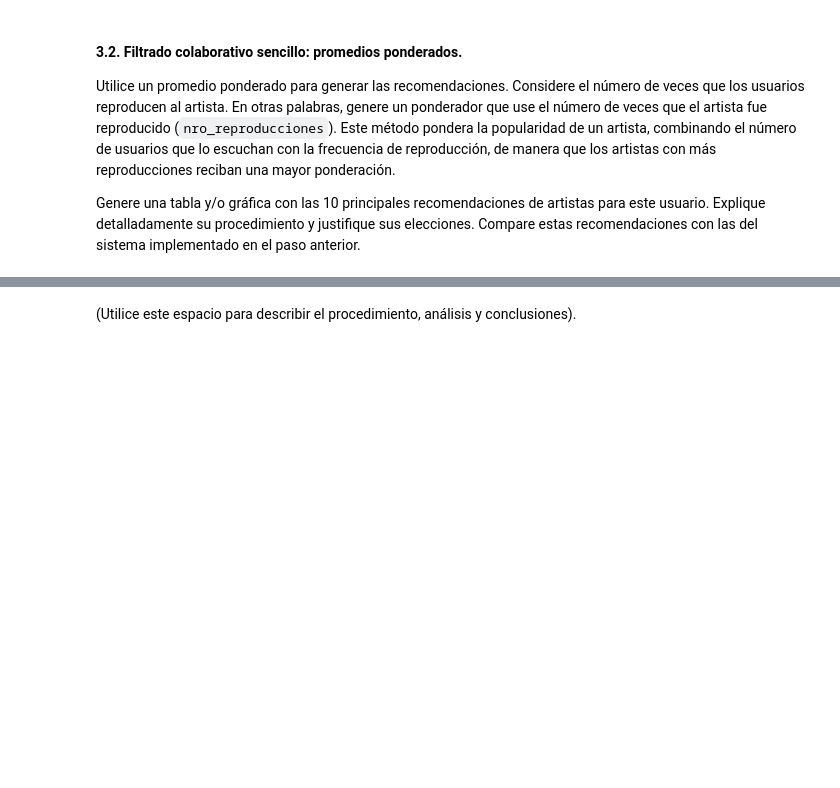
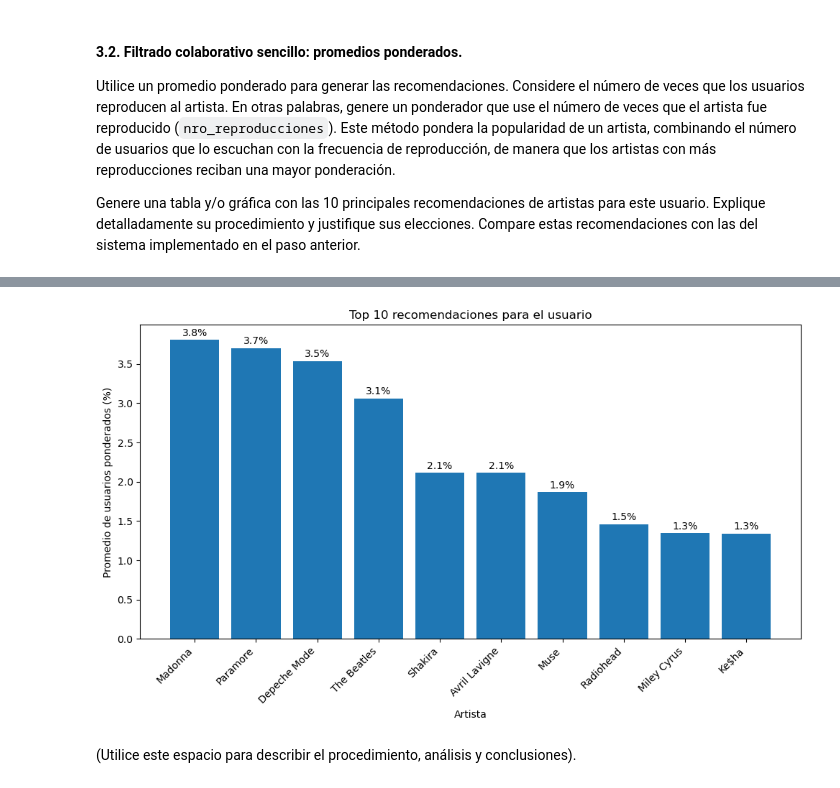
Before and after one commit to DanielEMontero/MIAD_ANS_202514, a Jupyter notebook: Semana 5/DM_S5_LC_Taller_Colab.ipynb, the cells around one changed output, grey strips where cells are left out. Saved outputs shown, nothing was run; the diff lists cells and outputs as text; code cells hidden in the pictures; blank space fills up the shorter version.

```diff
--- a/Semana 5/DM_S5_LC_Taller_Colab.ipynb
+++ b/Semana 5/DM_S5_LC_Taller_Colab.ipynb
@@ -75,4 +346,20 @@ Utilice un promedio ponderado para generar las recomendaciones. Considere el nú
 
 Genere una tabla y/o gráfica con las 10 principales recomendaciones de artistas para este usuario. Explique detalladamente su procedimiento y justifique sus elecciones. Compare estas recomendaciones con las del sistema implementado en el paso anterior.
 # %%
-# Utilice este espacio para escribir el código.
+reproducciones_totales = df.groupby('id_artist')['nro_reproducciones'].sum().reset_index()
+reproducciones_totales = reproducciones_totales.rename(columns={'nro_reproducciones': 'total_reproducciones'})
+
+user_x_art_ponderado = pd.merge(user_x_art, reproducciones_totales, on='id_artist', how='left')
+user_x_art_ponderado['pop_ponderada'] = user_x_art_ponderado['usuarios_unicos'] * user_x_art_ponderado['total_reproducciones']
+user_x_art_ponderado['pop_ponderada_perc'] = user_x_art_ponderado['pop_ponderada'] / user_x_art_ponderado['pop_ponderada'].sum()
+user_x_art_ponderado_filtrado = user_x_art_ponderado[~user_x_art_ponderado['id_artist'].isin(artistas_escuchados)]
+
+
+user_x_art_ponderado_filtrado = pd.merge(
+    user_x_art_ponderado_filtrado,
+    artist[['id_artist','name_artist']],
+    on='id_artist',
+    how='left'
+)
+
+recomendados_ponderados = user_x_art_ponderado_filtrado.sort_values('pop_ponderada', ascending=False).head(10)
@@ -79,3 +380,20 @@ Genere una tabla y/o gráfica con las 10 principales recomendaciones de artistas
+# %%
+plt.figure(figsize=(10,6))
+plt.bar(recomendados_ponderados['name_artist'], recomendados_ponderados['pop_ponderada_perc']*100)
+
+plt.xlabel("Artista")
+plt.ylabel("Promedio de usuarios ponderados (%)")
+plt.title("Top 10 recomendaciones para el usuario")
+plt.xticks(rotation=45, ha="right")
+
+# mostrar porcentajes encima de cada barra
+for i, v in enumerate(recomendados_ponderados['pop_ponderada_perc']*100):
+    plt.text(i, v + 0.05, f"{v:.1f}%", ha='center')
+
+plt.tight_layout()
+plt.show()
+# %% [output]
+[figure, added]
 # %% [markdown]
 (Utilice este espacio para describir el procedimiento, análisis y conclusiones).
 # %% [markdown]
```
Also changed, not shown: parts of 50 cells of this notebook.
